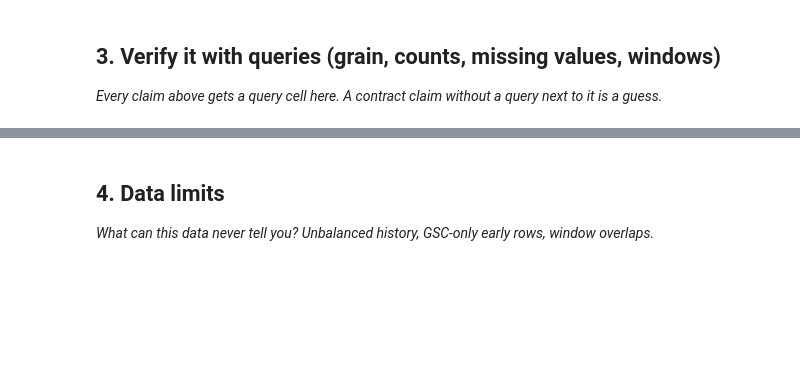
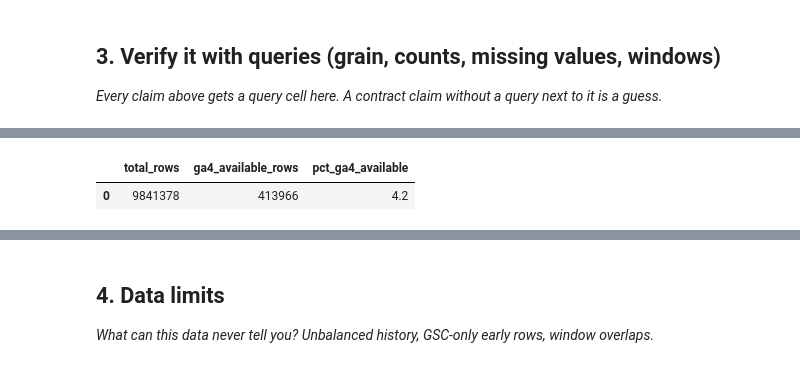
Before and after one commit to Yumna-Zafar/flyrank-ml-internship, a Jupyter notebook: work/notebooks/w03_data_contract.ipynb, the cells around one changed output, grey strips where cells are left out. Cells and saved outputs as stored; diff of their text form; code cells hidden in the pictures; blank space fills up the shorter version.

```diff
--- a/work/notebooks/w03_data_contract.ipynb
+++ b/work/notebooks/w03_data_contract.ipynb
@@ -29,0 +163,11 @@ This skeleton is yours to fill. Work the sections **in order** — each one has
+# %%
+avail_check = con.sql(f"""
+    SELECT COUNT(*) AS total_rows,
+           COUNT(*) FILTER (WHERE ga4_data_available IS TRUE) AS ga4_available_rows
+    FROM {TABLES['fact_daily_mar']}
+""").df()
+avail_check['pct_ga4_available'] = (avail_check['ga4_available_rows'] / avail_check['total_rows'] * 100).round(1)
+avail_check
+# %% [output]
+|  | total_rows | ga4_available_rows | pct_ga4_available |
+| 0 | 9841378 | 413966 | 4.2 |
```
Also changed, not shown: parts of 19 cells of this notebook.
